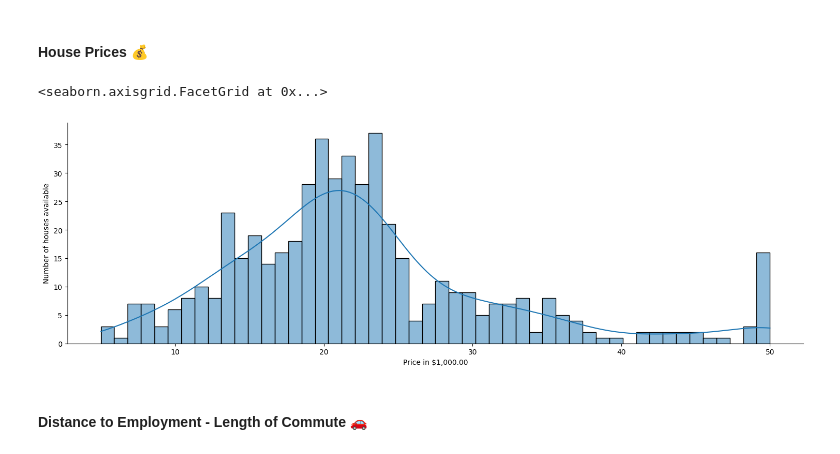
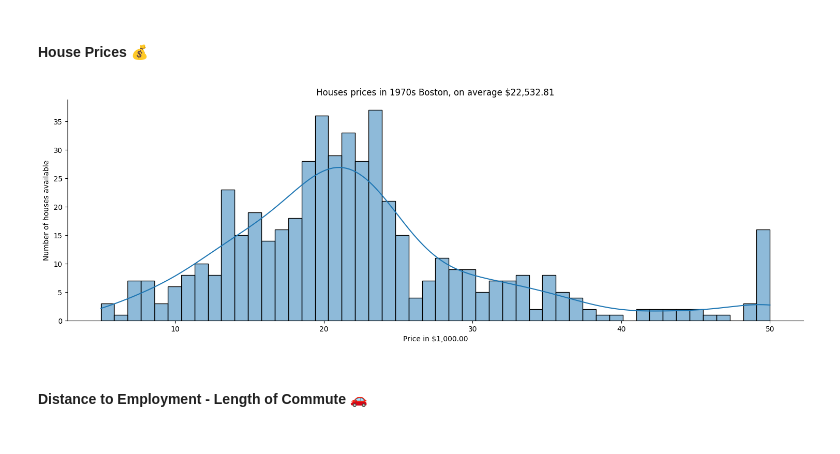
Before and after one commit to juandrzej/100days_of_code, a Jupyter notebook: 100days_of_code_day81_boston_house_prices/Multivariable_Regression_and_Valuation_Model.ipynb, the cells around one changed output. Saved outputs shown, nothing was run; the diff lists cells and outputs as text; code cells hidden in the pictures.

```diff
--- a/100days_of_code_day81_boston_house_prices/Multivariable_Regression_and_Valuation_Model.ipynb
+++ b/100days_of_code_day81_boston_house_prices/Multivariable_Regression_and_Valuation_Model.ipynb
@@ -140,15 +140,15 @@ What do you notice in the distributions of the data?
 # %%
 graph = sns.displot(
         data=data['PRICE'],
         kde=True,
         aspect=3,
         bins=50
     )
 
 graph.set_axis_labels("Price in $1,000.00", "Number of houses available")
-graph.set_titles(f"Houses prices in 1970s Boston, on average ${data['PRICE'].mean()*1000:,.2f}")
+plt.title(f"Houses prices in 1970s Boston, on average ${data['PRICE'].mean()*1000:,.2f}")
+plt.show()
 # %% [output]
-<seaborn.axisgrid.FacetGrid at 0x...>
-[figure, old version]
+[figure, new version]
 # %% [markdown]
 #### Distance to Employment - Length of Commute 🚗
```
Also changed, not shown: parts of 4 cells of this notebook.
